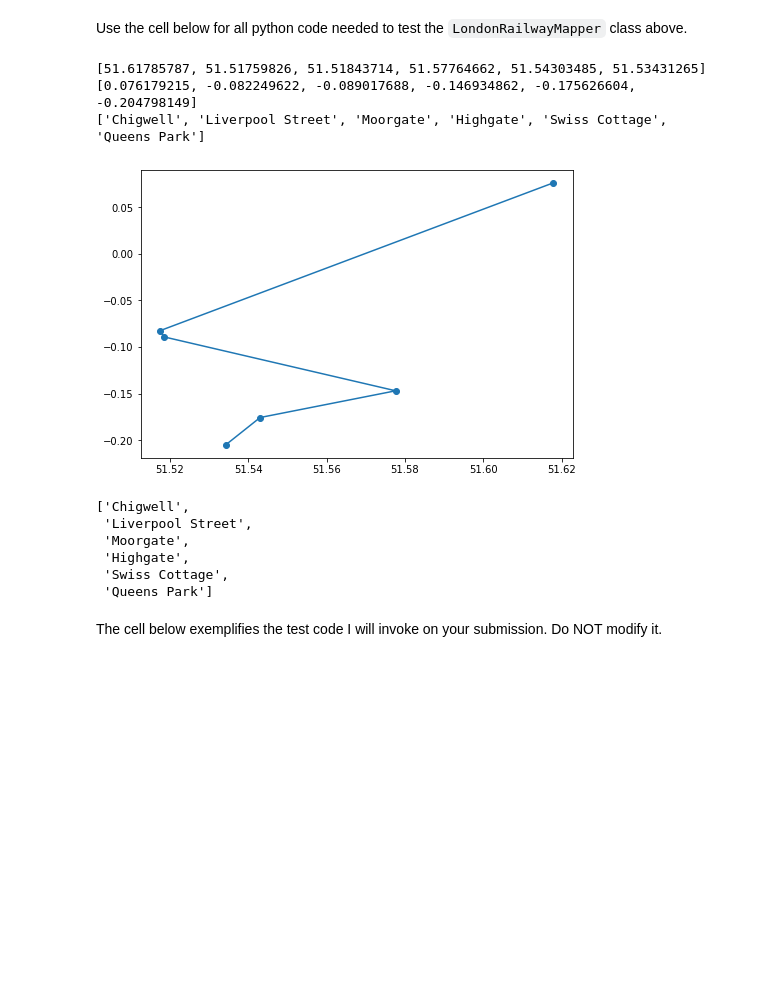
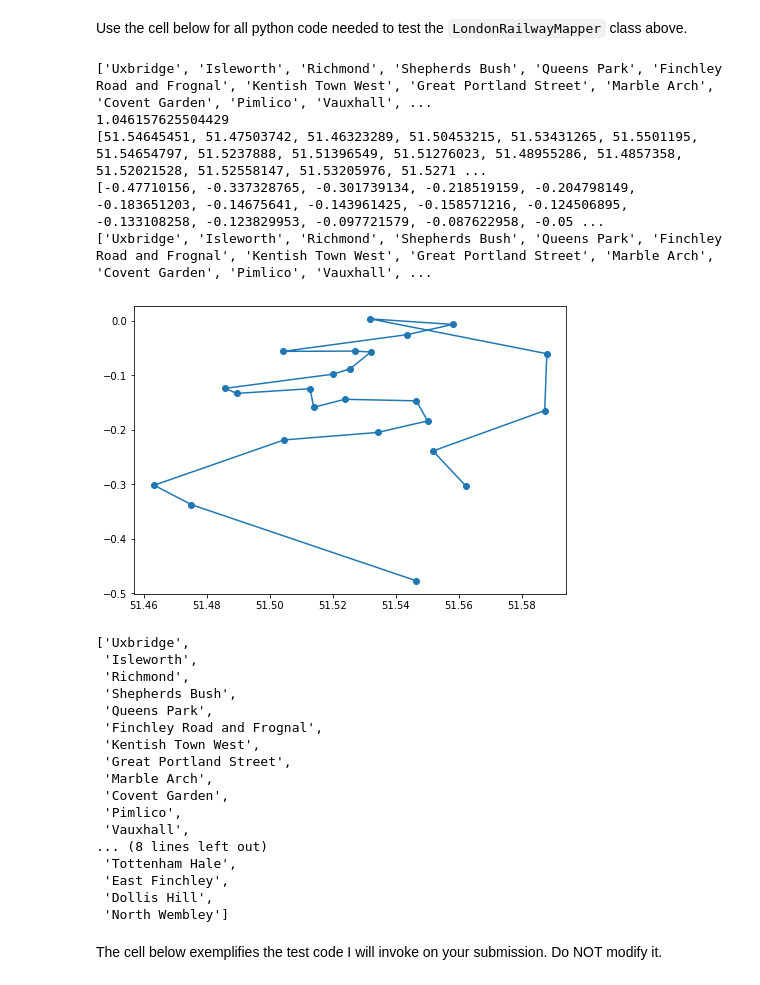
Before and after one commit to ericma1999/algo-coursework, a Jupyter notebook: final notebook/LondonRailwayNetwork.ipynb, the cells around one changed output. Saved outputs shown, nothing was run; the diff lists cells and outputs as text; code cells hidden in the pictures; blank space fills up the shorter version.

Commit message:
added nearest neighbor

```diff
--- a/final notebook/LondonRailwayNetwork.ipynb
+++ b/final notebook/LondonRailwayNetwork.ipynb
@@ -632,6 +686,13 @@ class LondonRailwayMapper(AbstractLondonRailwayMapper):
         result = BruteForce(graph)
         return result.bestPath, result.x, result.y
 
+    def __useNearestNeighbor(self, graph):
+        result = NearestNeighbor(graph)
+        print(result.getPaths())
+        print(result.getScore())
+
+        return result.getPaths(), result.x, result.y
+
 
     def newRailwayLine(self, inputList):
         outputList = []
@@ -642,7 +703,7 @@ class LondonRailwayMapper(AbstractLondonRailwayMapper):
 
         newGraph = TSPGraph(len(inputList), stations)
         # path, x, y = self.__useChristofides(newGraph)
-        path, x, y = self.__useBruteForce(newGraph)
+        path, x, y = self.__useNearestNeighbor(newGraph)
 
         print(x)
         print(y)
@@ -659,27 +720,38 @@ class LondonRailwayMapper(AbstractLondonRailwayMapper):
         return path
 # %% [markdown]
 Use the cell below for all python code needed to test the `LondonRailwayMapper` class above.
-# %%
-import timeit
-
-# ADD YOUR TEST CODE HERE
-
-test = LondonRailwayMapper()
-
-
-
-test.newRailwayLine(['Finchley Central' , 'Tottenham Hale' , 'Stamford Hill' , 'Whitechapel' , 'Canada Water' , 'Borough' , 'Brixton' , 'Imperial Wharf' , 'Hackney Downs' , 'Alperton'])
-# %% [output]
-[51.61785787, 51.51759826, 51.51843714, 51.57764662, 51.54303485, 51.53431265]
-[0.076179215, -0.082249622, -0.089017688, -0.146934862, -0.175626604, -0.204798149]
-['Chigwell', 'Liverpool Street', 'Moorgate', 'Highgate', 'Swiss Cottage', 'Queens Park']
-[figure, removed]
-['Chigwell',
- 'Liverpool Street',
- 'Moorgate',
- 'Highgate',
- 'Swiss Cottage',
- 'Queens Park']
+# %%
+import timeit
+
+# ADD YOUR TEST CODE HERE
+
+test = LondonRailwayMapper()
+
+test.newRailwayLine(['Abbey Road', 'Barbican', 'Bethnal Green', 'Cambridge Heath', 'Covent Garden', 'Dollis Hill', 'East Finchley', 'Finchley Road and Frognal', 'Great Portland Street', 'Hackney Wick', 'Isleworth', 'Kentish Town West', 'Leyton', 'Marble Arch', 'North Wembley', 'Old Street', 'Pimlico', 'Queens Park', 'Richmond', 'Shepherds Bush', 'Tottenham Hale', 'Uxbridge', 'Vauxhall', 'Wapping'])
+# %% [output]
+['Uxbridge', 'Isleworth', 'Richmond', 'Shepherds Bush', 'Queens Park', 'Finchley Road and Frognal', 'Kentish Town West', 'Great Portland Street', 'Marble Arch', 'Covent Garden', 'Pimlico', 'Vauxhall', ...
+1.046157625504429
+[51.54645451, 51.47503742, 51.46323289, 51.50453215, 51.53431265, 51.5501195, 51.54654797, 51.5237888, 51.51396549, 51.51276023, 51.48955286, 51.4857358, 51.52021528, 51.52558147, 51.53205976, 51.5271 ...
+[-0.47710156, -0.337328765, -0.301739134, -0.218519159, -0.204798149, -0.183651203, -0.14675641, -0.143961425, -0.158571216, -0.124506895, -0.133108258, -0.123829953, -0.097721579, -0.087622958, -0.05 ...
+['Uxbridge', 'Isleworth', 'Richmond', 'Shepherds Bush', 'Queens Park', 'Finchley Road and Frognal', 'Kentish Town West', 'Great Portland Street', 'Marble Arch', 'Covent Garden', 'Pimlico', 'Vauxhall', ...
+[figure, added]
+['Uxbridge',
+ 'Isleworth',
+ 'Richmond',
+ 'Shepherds Bush',
+ 'Queens Park',
+ 'Finchley Road and Frognal',
+ 'Kentish Town West',
+ 'Great Portland Street',
+ 'Marble Arch',
+ 'Covent Garden',
+ 'Pimlico',
+ 'Vauxhall',
+... (8 lines left out)
+ 'Tottenham Hale',
+ 'East Finchley',
+ 'Dollis Hill',
+ 'North Wembley']
 # %% [markdown]
 The cell below exemplifies the test code I will invoke on your submission. Do NOT modify it.
 # %%
```
Also changed, not shown: parts of 1 cell of this notebook, 1 other file.
